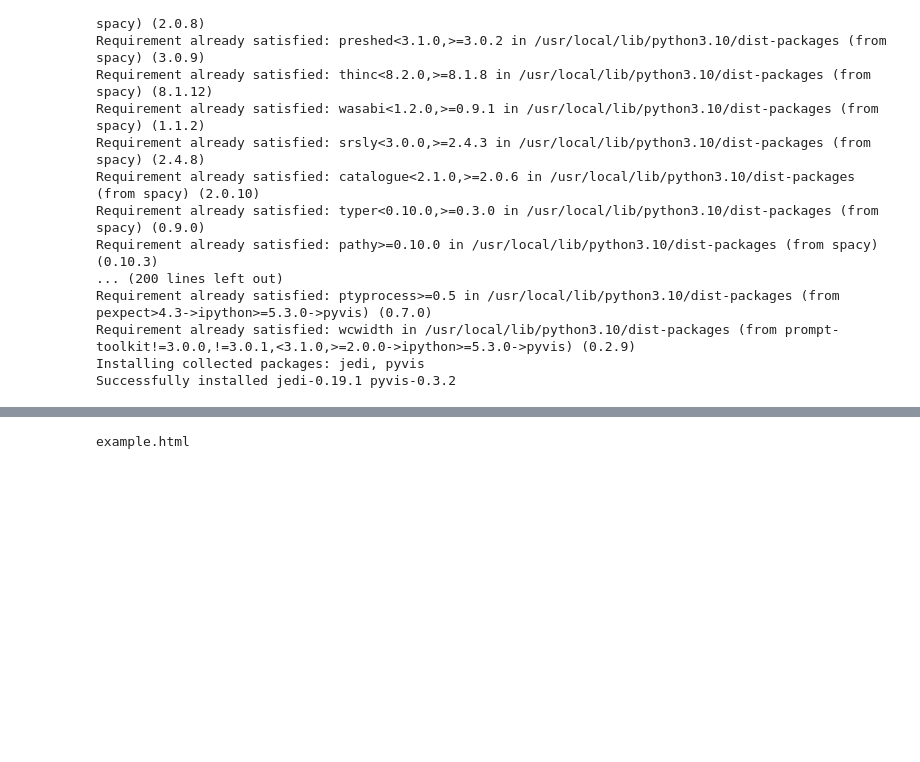
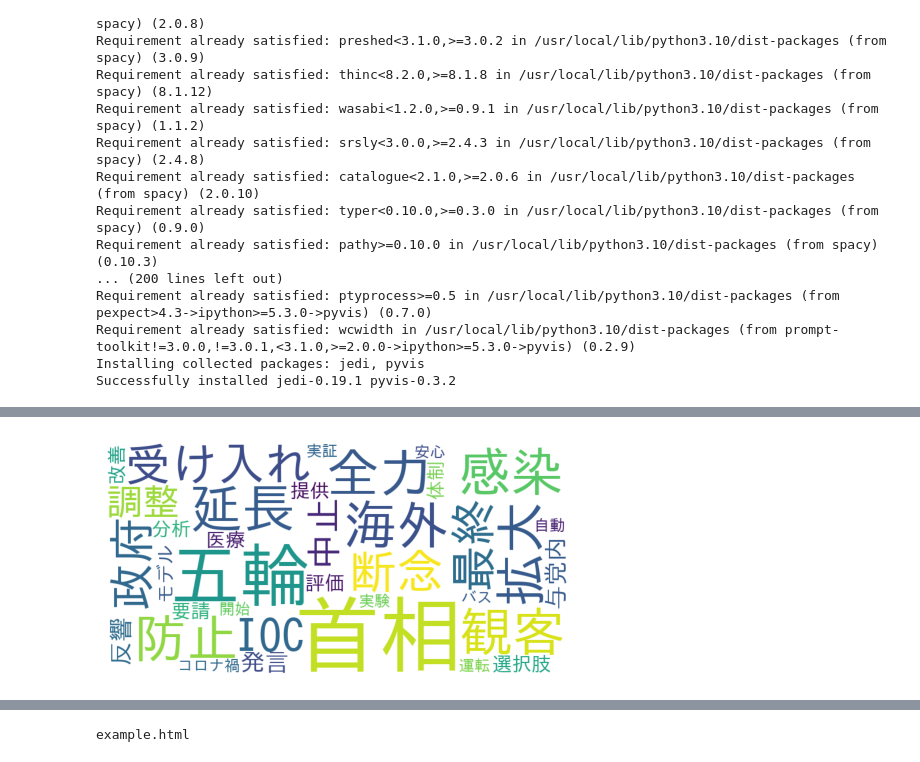
Before and after one commit to kapibara3chi/CooccurrenceAndWordCloud, a Jupyter notebook: CooccurrenceNetworkAndWordCloud.ipynb, the cells around one changed output, grey strips where cells are left out. Cells and saved outputs as stored; diff of their text form; code cells hidden in the pictures; blank space fills up the shorter version.

```diff
--- a/CooccurrenceNetworkAndWordCloud.ipynb
+++ b/CooccurrenceNetworkAndWordCloud.ipynb
@@ -137,3 +138,97 @@ nt.show("example.html", notebook=False) # notebookをFalseに設定
 {('感染', '首相'): 1, ('拡大', '首相'): 1, ('防止', '首相'): 1, ('全力', '首相'): 1, ('延長', '首相'): 1, ('感染', '拡大'): 1, ('感染', '防止'): 1, ('全力', '感染'): 1, ('延長', '感染'): 1, ('拡大', '防止'): 1, ('全力', '拡大'): 1, ('延長', '拡大') ...
 Graph with 36 nodes and 136 edges
 example.html
+# %%
+# 必要なライブラリをインポート
+import ginza
+import spacy
+import pandas as pd
+import matplotlib.pyplot as plt
+import networkx as nx
+from wordcloud import WordCloud
+import japanize_matplotlib
+# import seaborn as sns
+import plotly.graph_objects as go
+from pyvis.network import Network
+
+# GInzaのモデルをロード
+nlp = spacy.load("ja_ginza")
+# nlp = spacy.load('ja_ginza_electra')
+
+# 分析対象テキスト例として、Yahoo!ニュースのタイトルを用意[^3^][3]
+text = """
+首相「感染拡大防止に全力」　緊急事態宣言延長へ
+東京五輪、海外観客受け入れ断念　政府、IOCと最終調整
+「五輪中止も」首相発言に反響　与党内からも「選択肢に」
+菅首相「大阪モデル」評価　医療提供体制の分析・改善要請
+「コロナ禍でも安心」　東京・渋谷で自動運転バス、実証実験開始
+"""
+
+# テキストを文単位に分割し、形態素解析を行う
+docs = [nlp(sent) for sent in text.split("\n") if sent]
+# 名詞と動詞だけを抽出し、分かち書きしたリストを作成
+words = []
+for doc in docs:
+    words.extend([token.lemma_ for token in doc if token.pos_ in ["NOUN", "VERB"]])
+
+# Word Cloudを作成するための辞書を作成（単語と出現回数のペア）
+word_dict = {}
+for word in words:
+    word_dict[word] = word_dict.get(word, 0) + 1
+print(word_dict)
+# Word Cloudのオブジェクトを作成
+fpath = '/usr/share/fonts/truetype/fonts-japanese-gothic.ttf' # フォント指定
+# f_path="C:\Windows\Fonts\meiryo.ttc"
+wc = WordCloud(width=800, height=400, background_color="white", font_path=fpath)
+
+# Word Cloudに辞書を渡して描画
+wc.generate_from_frequencies(word_dict)
+plt.figure(figsize=(8,3))
+plt.imshow(wc)
+plt.axis("off")
+plt.show()
+
+# word_dictをpandasのデータフレームに変換
+df = pd.DataFrame(list(word_dict.items()), columns=["word", "freq"])
+
+# 棒グラフのオブジェクトを作成
+fig = go.Figure(data=go.Bar(x=df["word"], y=df["freq"]))
+
+# 棒グラフの表示
+fig.show()
+
+# 共起ネットワークを作成するための辞書を作成（単語のペアと共起回数のペア）
+co_dict = {}
+for doc in docs:
+    tokens = [token.lemma_ for token in doc if token.pos_ in ["NOUN", "VERB"]]
+    for i in range(len(tokens) - 1):
+        for j in range(i + 1, len(tokens)):
+            pair = tuple(sorted([tokens[i], tokens[j]]))
+            co_dict[pair] = co_dict.get(pair, 0) + 1
+
+print(co_dict)
+# 共起ネットワークのオブジェクトを作成
+G = nx.Graph()
+
+# 共起回数が1以上の単語のペアだけをノードとエッジとして追加
+for pair, freq in co_dict.items():
+    if freq >= 1:
+        G.add_node(pair[0])
+        G.add_node(pair[1])
+        G.add_edge(pair[0], pair[1], weight=freq)
+print(G)
+# # 共起ネットワークを描画
+# plt.figure(figsize=(10,10))
+# pos = nx.spring_layout(G, k=0.3) # ノードの位置をばねモデルで決定
+# nx.draw_networkx(G, pos,  font_size=16,
+#                  node_color="skyblue", edge_color="gray", width=2) # ネットワークを描画
+# # nx.draw_networkx(G, pos, font_family="Meiryo", font_size=16,
+# #                  node_color="skyblue", edge_color="gray", width=2) # ネットワークを描画
+# plt.axis("off")
+# plt.show()
+
+# Pyvisでインタラクティブなグラフを生成
+nt = Network("500px", "500px")
+nt.from_nx(G) # NetworkXからPyvisに変換
+nt.show("example.html", notebook=False) # notebookをFalseに設定
+# %% [output]
@@ -139,0 +237 @@ example.html
+[figure, added]
```
Also changed, not shown: parts of 16 cells of this notebook.
